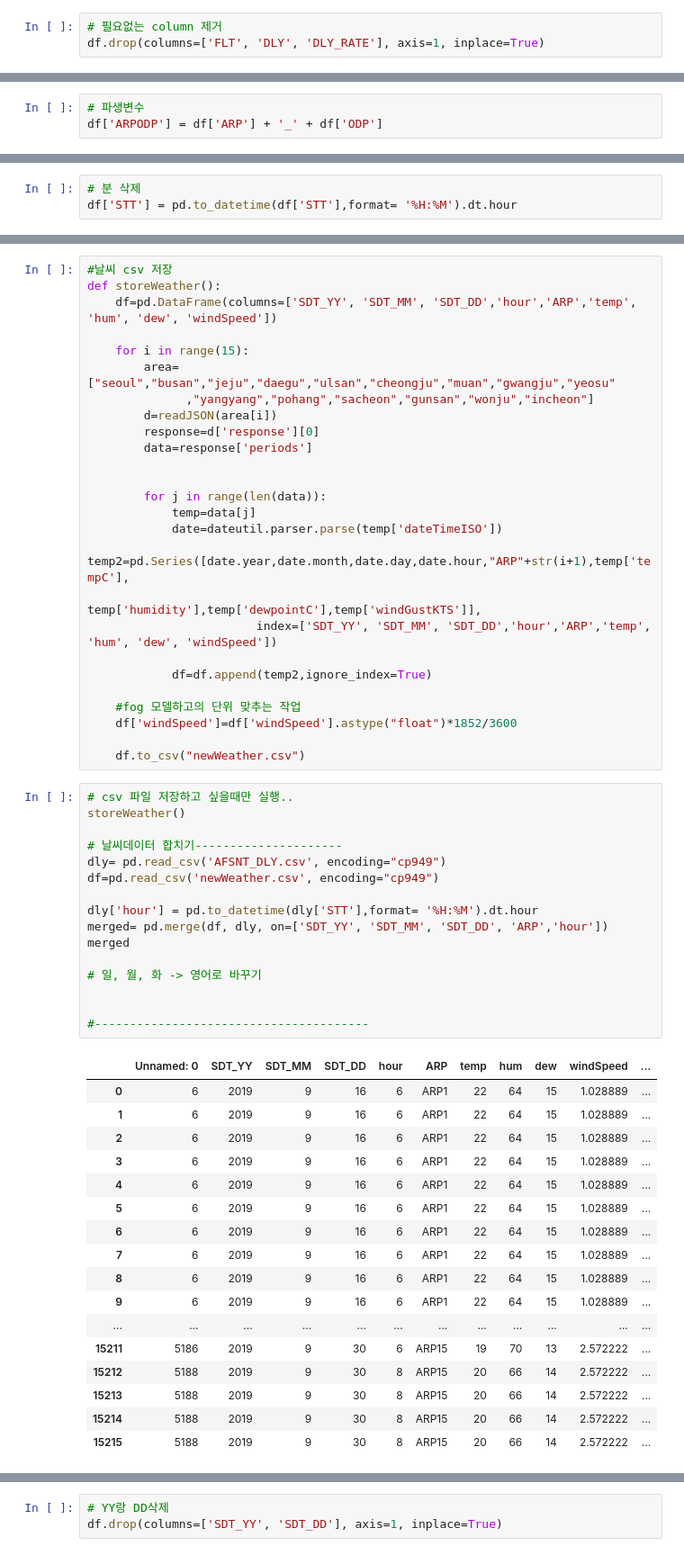
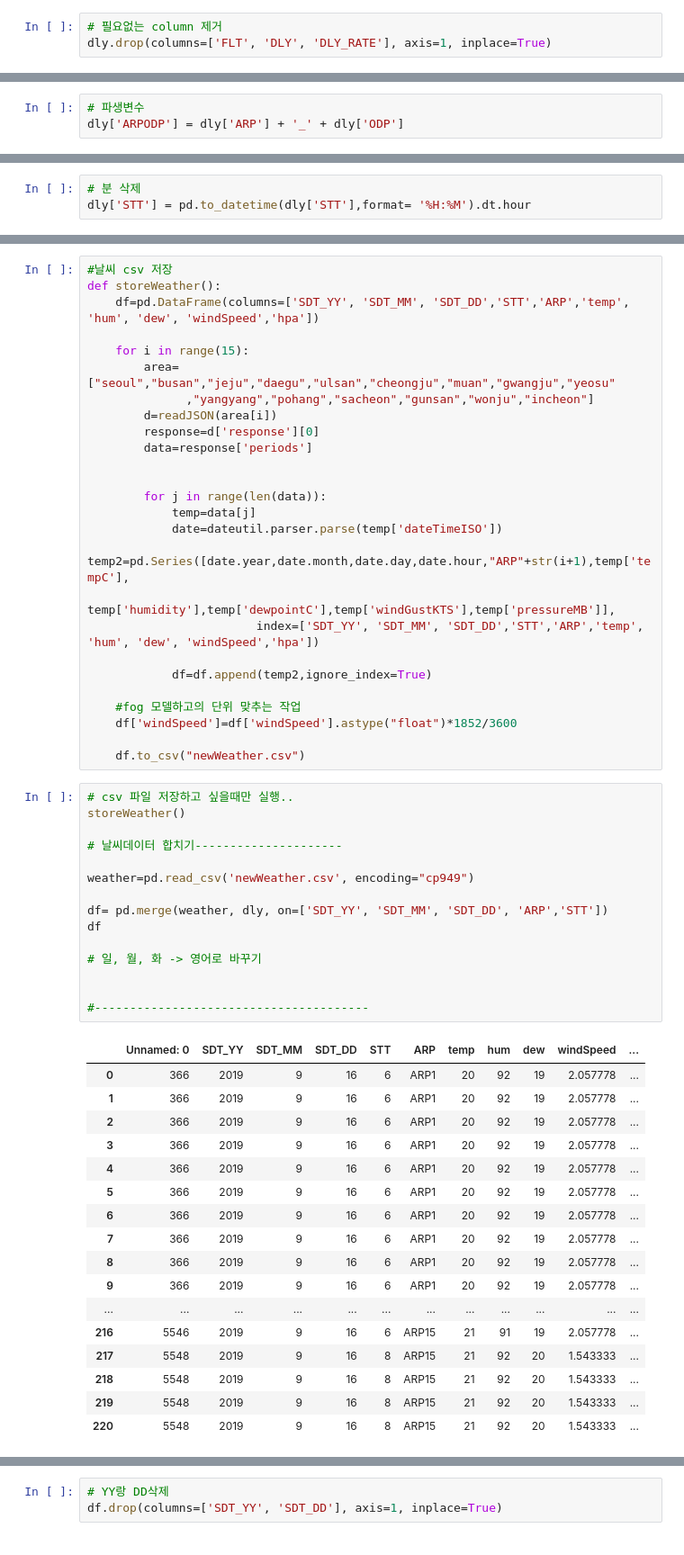
Before and after one commit to KimDoubleB/DelayPrediction, a Jupyter notebook: bb/predict_delay.ipynb, the cells around one changed output, grey strips where cells are left out. Shown at 90% size. Saved outputs shown, nothing was run; the diff lists cells and outputs as text.

```diff
--- a/bb/predict_delay.ipynb
+++ b/bb/predict_delay.ipynb
@@ -17,5 +17,5 @@ df.head()
 | 4 | 2019 | 9 | 16 | 월 | ARP4 | ARP3 | L | L1808 | A | 20:10 | NaN | ... |
 # %%
 # 필요없는 column 제거
-df.drop(columns=['FLT', 'DLY', 'DLY_RATE'], axis=1, inplace=True)
+dly.drop(columns=['FLT', 'DLY', 'DLY_RATE'], axis=1, inplace=True)
 # %%
@@ -29,5 +29,5 @@ df.head()
 | 4 | 2019 | 9 | 16 | 월 | ARP4 | ARP3 | L | A | 20:10 |
 # %%
 # 파생변수
-df['ARPODP'] = df['ARP'] + '_' + df['ODP']
+dly['ARPODP'] = dly['ARP'] + '_' + dly['ODP']
 # %%
@@ -41,7 +41,7 @@ df.head()
 | 4 | 2019 | 9 | 16 | 월 | ARP4 | ARP3 | L | A | 20:10 | ARP4_ARP3 |
 # %%
 # 분 삭제
-df['STT'] = pd.to_datetime(df['STT'],format= '%H:%M').dt.hour
+dly['STT'] = pd.to_datetime(dly['STT'],format= '%H:%M').dt.hour
 # %%
 import urllib
 import json
@@ -66,7 +68,7 @@ def readJSON(area):
 # %%
 #날씨 csv 저장
 def storeWeather():
-    df=pd.DataFrame(columns=['SDT_YY', 'SDT_MM', 'SDT_DD','hour','ARP','temp', 'hum', 'dew', 'windSpeed'])
+    df=pd.DataFrame(columns=['SDT_YY', 'SDT_MM', 'SDT_DD','STT','ARP','temp', 'hum', 'dew', 'windSpeed','hpa'])
 
     for i in range(15):
         area=["seoul","busan","jeju","daegu","ulsan","cheongju","muan","gwangju","yeosu"
@@ -80,8 +82,8 @@ def storeWeather():
             temp=data[j]
             date=dateutil.parser.parse(temp['dateTimeISO'])
             temp2=pd.Series([date.year,date.month,date.day,date.hour,"ARP"+str(i+1),temp['tempC'],
-                         temp['humidity'],temp['dewpointC'],temp['windGustKTS']],
-                        index=['SDT_YY', 'SDT_MM', 'SDT_DD','hour','ARP','temp', 'hum', 'dew', 'windSpeed'])
+                         temp['humidity'],temp['dewpointC'],temp['windGustKTS'],temp['pressureMB']],
+                        index=['SDT_YY', 'SDT_MM', 'SDT_DD','STT','ARP','temp', 'hum', 'dew', 'windSpeed','hpa'])
 
             df=df.append(temp2,ignore_index=True)
 
@@ -92,34 +94,33 @@ def storeWeather():
 # %%
 # csv 파일 저장하고 싶을때만 실행..
 storeWeather()
 
 # 날씨데이터 합치기---------------------
-dly= pd.read_csv('AFSNT_DLY.csv', encoding="cp949")
-df=pd.read_csv('newWeather.csv', encoding="cp949")
 
-dly['hour'] = pd.to_datetime(dly['STT'],format= '%H:%M').dt.hour
-merged= pd.merge(df, dly, on=['SDT_YY', 'SDT_MM', 'SDT_DD', 'ARP','hour'])
-merged
+weather=pd.read_csv('newWeather.csv', encoding="cp949")
+
+df= pd.merge(weather, dly, on=['SDT_YY', 'SDT_MM', 'SDT_DD', 'ARP','STT'])
+df
 
 # 일, 월, 화 -> 영어로 바꾸기
 
 
 #---------------------------------------
 # %% [output]
-|  | Unnamed: 0 | SDT_YY | SDT_MM | SDT_DD | hour | ARP | temp | hum | dew | windSpeed | ... |
-| 0 | 6 | 2019 | 9 | 16 | 6 | ARP1 | 22 | 64 | 15 | 1.028889 | ... |
-| 1 | 6 | 2019 | 9 | 16 | 6 | ARP1 | 22 | 64 | 15 | 1.028889 | ... |
-| 2 | 6 | 2019 | 9 | 16 | 6 | ARP1 | 22 | 64 | 15 | 1.028889 | ... |
-| 3 | 6 | 2019 | 9 | 16 | 6 | ARP1 | 22 | 64 | 15 | 1.028889 | ... |
-| 4 | 6 | 2019 | 9 | 16 | 6 | ARP1 | 22 | 64 | 15 | 1.028889 | ... |
-| 5 | 6 | 2019 | 9 | 16 | 6 | ARP1 | 22 | 64 | 15 | 1.028889 | ... |
-| 6 | 6 | 2019 | 9 | 16 | 6 | ARP1 | 22 | 64 | 15 | 1.028889 | ... |
-| 7 | 6 | 2019 | 9 | 16 | 6 | ARP1 | 22 | 64 | 15 | 1.028889 | ... |
-| 8 | 6 | 2019 | 9 | 16 | 6 | ARP1 | 22 | 64 | 15 | 1.028889 | ... |
-| 9 | 6 | 2019 | 9 | 16 | 6 | ARP1 | 22 | 64 | 15 | 1.028889 | ... |
+|  | Unnamed: 0 | SDT_YY | SDT_MM | SDT_DD | STT | ARP | temp | hum | dew | windSpeed | ... |
+| 0 | 366 | 2019 | 9 | 16 | 6 | ARP1 | 20 | 92 | 19 | 2.057778 | ... |
+| 1 | 366 | 2019 | 9 | 16 | 6 | ARP1 | 20 | 92 | 19 | 2.057778 | ... |
+| 2 | 366 | 2019 | 9 | 16 | 6 | ARP1 | 20 | 92 | 19 | 2.057778 | ... |
+| 3 | 366 | 2019 | 9 | 16 | 6 | ARP1 | 20 | 92 | 19 | 2.057778 | ... |
+| 4 | 366 | 2019 | 9 | 16 | 6 | ARP1 | 20 | 92 | 19 | 2.057778 | ... |
+| 5 | 366 | 2019 | 9 | 16 | 6 | ARP1 | 20 | 92 | 19 | 2.057778 | ... |
+| 6 | 366 | 2019 | 9 | 16 | 6 | ARP1 | 20 | 92 | 19 | 2.057778 | ... |
+| 7 | 366 | 2019 | 9 | 16 | 6 | ARP1 | 20 | 92 | 19 | 2.057778 | ... |
+| 8 | 366 | 2019 | 9 | 16 | 6 | ARP1 | 20 | 92 | 19 | 2.057778 | ... |
+| 9 | 366 | 2019 | 9 | 16 | 6 | ARP1 | 20 | 92 | 19 | 2.057778 | ... |
 | ... | ... | ... | ... | ... | ... | ... | ... | ... | ... | ... | ... |
-| 15211 | 5186 | 2019 | 9 | 30 | 6 | ARP15 | 19 | 70 | 13 | 2.572222 | ... |
-| 15212 | 5188 | 2019 | 9 | 30 | 8 | ARP15 | 20 | 66 | 14 | 2.572222 | ... |
-| 15213 | 5188 | 2019 | 9 | 30 | 8 | ARP15 | 20 | 66 | 14 | 2.572222 | ... |
-| 15214 | 5188 | 2019 | 9 | 30 | 8 | ARP15 | 20 | 66 | 14 | 2.572222 | ... |
-| 15215 | 5188 | 2019 | 9 | 30 | 8 | ARP15 | 20 | 66 | 14 | 2.572222 | ... |
+| 216 | 5546 | 2019 | 9 | 16 | 6 | ARP15 | 21 | 91 | 19 | 2.057778 | ... |
+| 217 | 5548 | 2019 | 9 | 16 | 8 | ARP15 | 21 | 92 | 20 | 1.543333 | ... |
+| 218 | 5548 | 2019 | 9 | 16 | 8 | ARP15 | 21 | 92 | 20 | 1.543333 | ... |
+| 219 | 5548 | 2019 | 9 | 16 | 8 | ARP15 | 21 | 92 | 20 | 1.543333 | ... |
+| 220 | 5548 | 2019 | 9 | 16 | 8 | ARP15 | 21 | 92 | 20 | 1.543333 | ... |
```
Also changed, not shown: parts of 8 cells of this notebook, 2 other files.
